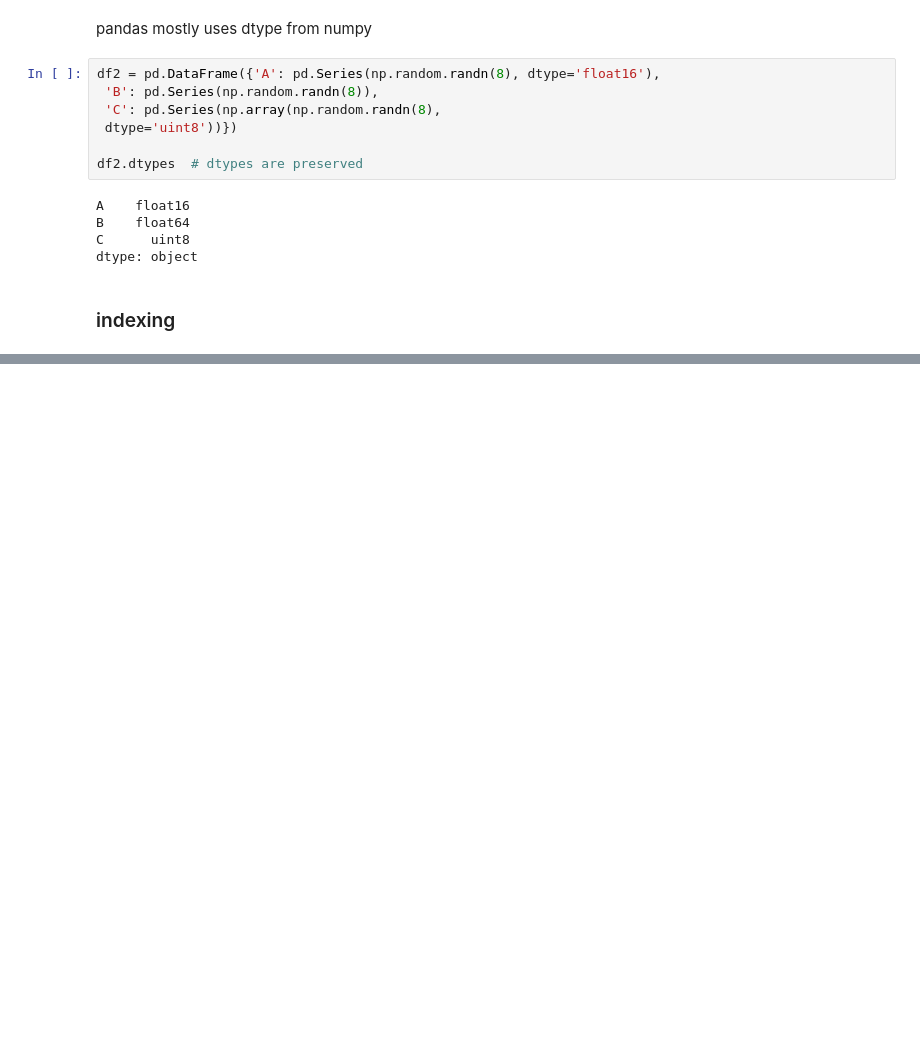
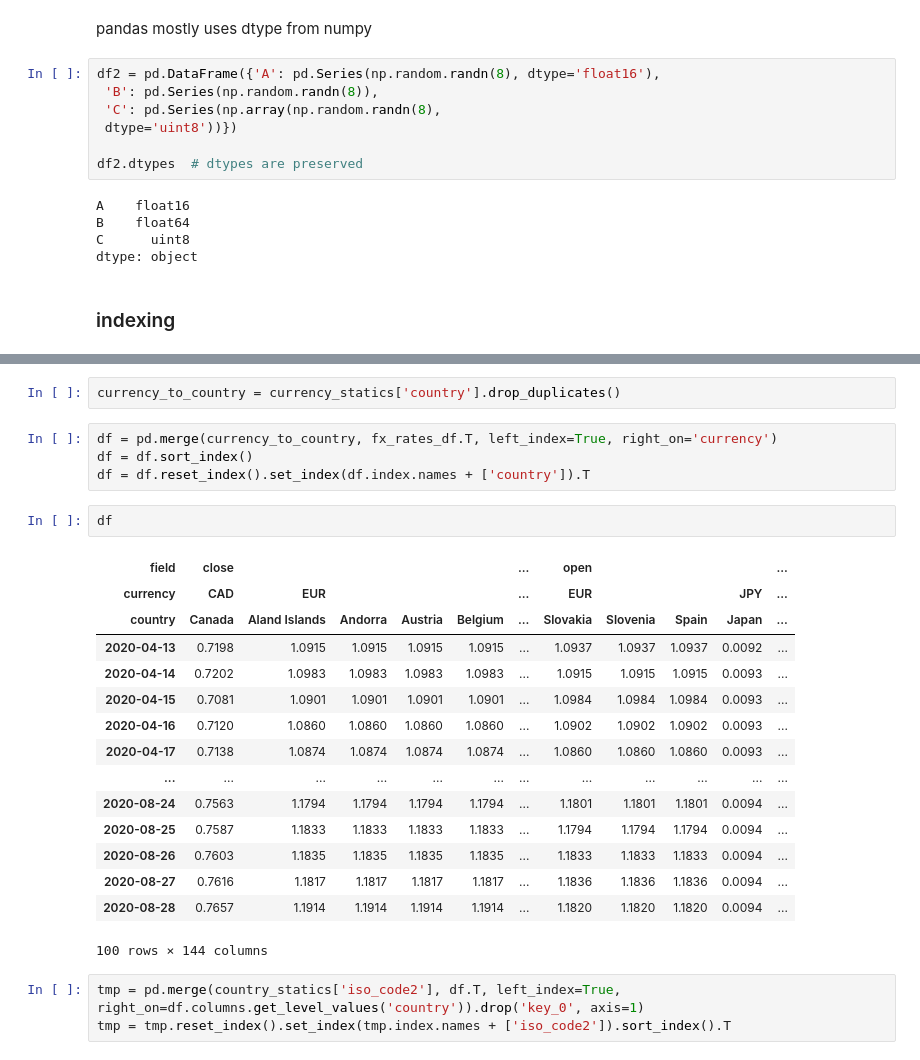
Before and after one commit to ghost368/notebooks, a Jupyter notebook: notebooks/pandas_xarray_guide.ipynb, the cells around one changed output, grey strips where cells are left out. Saved outputs shown, nothing was run; the diff lists cells and outputs as text; blank space fills up the shorter version.

```diff
--- a/notebooks/pandas_xarray_guide.ipynb
+++ b/notebooks/pandas_xarray_guide.ipynb
@@ -897,0 +1157,27 @@ dfmi_c
+# %%
+currency_to_country = currency_statics['country'].drop_duplicates()
+# %%
+df = pd.merge(currency_to_country, fx_rates_df.T, left_index=True, right_on='currency')
+df = df.sort_index()
+df = df.reset_index().set_index(df.index.names + ['country']).T
+# %%
+df
+# %% [output]
+| field | close |  |  |  |  | ... | open |  |  |  | ... |
+| currency | CAD | EUR |  |  |  | ... | EUR |  |  | JPY | ... |
+| country | Canada | Aland Islands | Andorra | Austria | Belgium | ... | Slovakia | Slovenia | Spain | Japan | ... |
+| 2020-04-13 | 0.7198 | 1.0915 | 1.0915 | 1.0915 | 1.0915 | ... | 1.0937 | 1.0937 | 1.0937 | 0.0092 | ... |
+| 2020-04-14 | 0.7202 | 1.0983 | 1.0983 | 1.0983 | 1.0983 | ... | 1.0915 | 1.0915 | 1.0915 | 0.0093 | ... |
+| 2020-04-15 | 0.7081 | 1.0901 | 1.0901 | 1.0901 | 1.0901 | ... | 1.0984 | 1.0984 | 1.0984 | 0.0093 | ... |
+| 2020-04-16 | 0.7120 | 1.0860 | 1.0860 | 1.0860 | 1.0860 | ... | 1.0902 | 1.0902 | 1.0902 | 0.0093 | ... |
+| 2020-04-17 | 0.7138 | 1.0874 | 1.0874 | 1.0874 | 1.0874 | ... | 1.0860 | 1.0860 | 1.0860 | 0.0093 | ... |
+| ... | ... | ... | ... | ... | ... | ... | ... | ... | ... | ... | ... |
+| 2020-08-24 | 0.7563 | 1.1794 | 1.1794 | 1.1794 | 1.1794 | ... | 1.1801 | 1.1801 | 1.1801 | 0.0094 | ... |
+| 2020-08-25 | 0.7587 | 1.1833 | 1.1833 | 1.1833 | 1.1833 | ... | 1.1794 | 1.1794 | 1.1794 | 0.0094 | ... |
+| 2020-08-26 | 0.7603 | 1.1835 | 1.1835 | 1.1835 | 1.1835 | ... | 1.1833 | 1.1833 | 1.1833 | 0.0094 | ... |
+| 2020-08-27 | 0.7616 | 1.1817 | 1.1817 | 1.1817 | 1.1817 | ... | 1.1836 | 1.1836 | 1.1836 | 0.0094 | ... |
+| 2020-08-28 | 0.7657 | 1.1914 | 1.1914 | 1.1914 | 1.1914 | ... | 1.1820 | 1.1820 | 1.1820 | 0.0094 | ... |
+100 rows × 144 columns
+# %%
+tmp = pd.merge(country_statics['iso_code2'], df.T, left_index=True, right_on=df.columns.get_level_values('country')).drop('key_0', axis=1)
+tmp = tmp.reset_index().set_index(tmp.index.names + ['iso_code2']).sort_index().T
```
Also changed, not shown: parts of 85 cells of this notebook, 3 other files.
